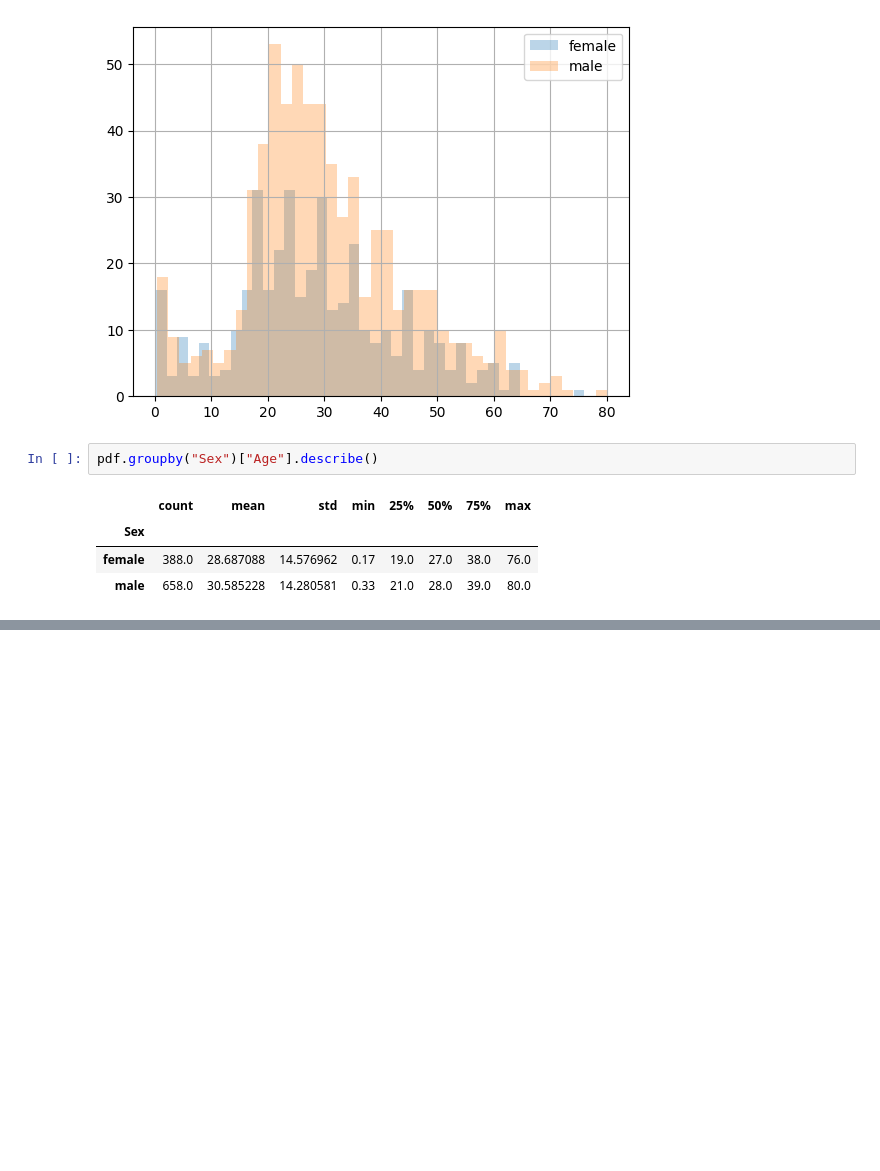
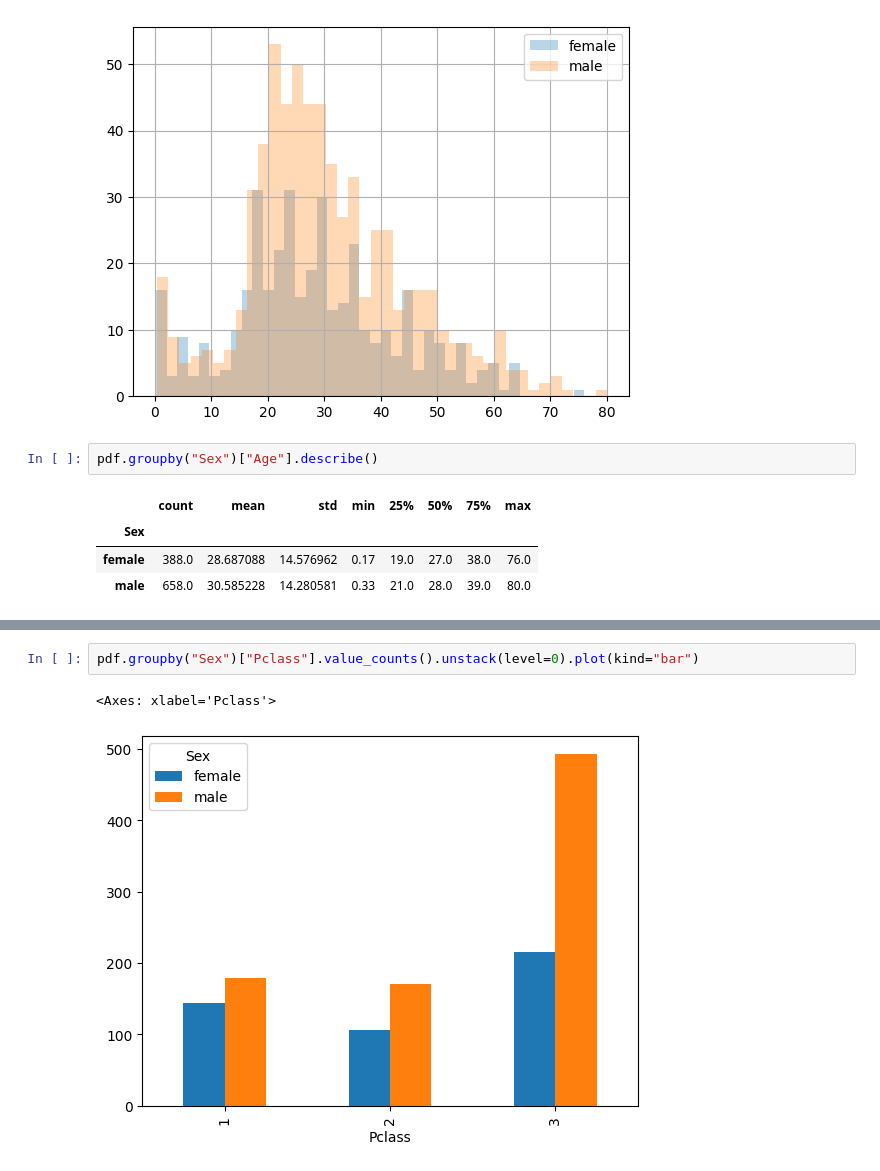
Before and after one commit to JimmySunDance/learntech-exploratory-data-analysis, a Jupyter notebook: example.ipynb, the cells around one changed output, grey strips where cells are left out. Cells and saved outputs as stored; diff of their text form; blank space fills up the shorter version.

```diff
--- a/example.ipynb
+++ b/example.ipynb
@@ -213,0 +184,5 @@ pdf.groupby("Sex")["Age"].describe()
+# %%
+pdf.groupby("Sex")["Pclass"].value_counts().unstack(level=0).plot(kind="bar")
+# %% [output]
+<Axes: xlabel='Pclass'>
+[figure, added]
```
Also changed, not shown: parts of 30 cells of this notebook.
